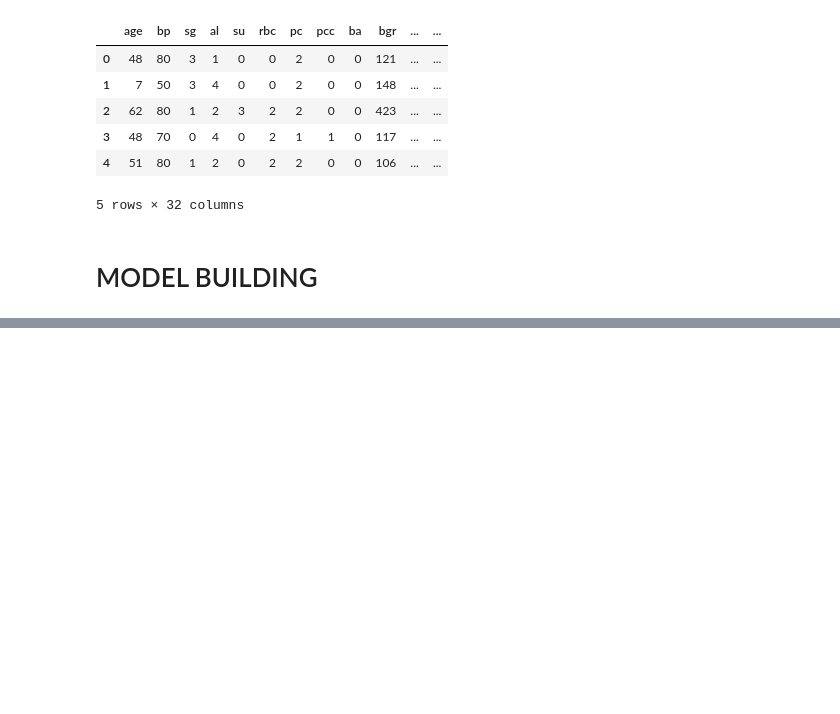
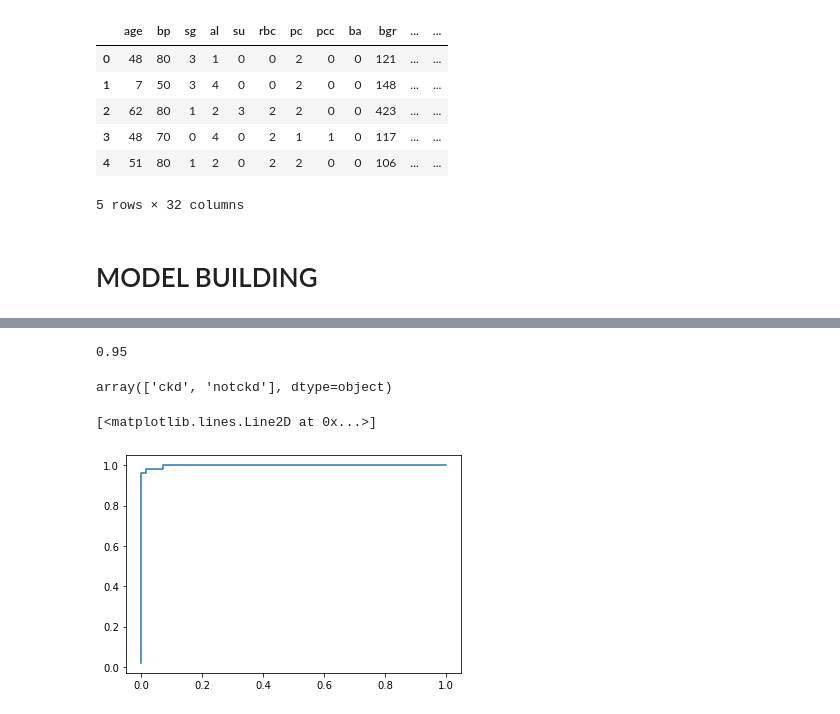
Before and after one commit to reenanagrale/Data_Mining_assignment, a Jupyter notebook: CKD_preprocessing.ipynb, the cells around one changed output, grey strips where cells are left out. Saved outputs shown, nothing was run; the diff lists cells and outputs as text; code cells hidden in the pictures; blank space fills up the shorter version.

```diff
--- a/CKD_preprocessing.ipynb
+++ b/CKD_preprocessing.ipynb
@@ -1045,0 +1112,4 @@ metrics.accuracy_score(testY, dtree_predict)
+# %%
+trainX_3, testX_3, trainY_3, testY_3 = train_test_split(X_df3,Y_df3,test_size=0.30,random_state=1)
+# %%
+LR_model_3 = logisticR.fit(trainX_3,trainY_3.values.ravel())
@@ -1045,0 +1123,8 @@ metrics.accuracy_score(testY, dtree_predict)
+# %%
+accuracy_score(testY_3,lr3_predict)
+# %% [output]
+0.95
+# %%
+LR_model_3.classes_
+# %% [output]
+array(['ckd', 'notckd'], dtype=object)
@@ -1045,0 +1133,9 @@ metrics.accuracy_score(testY, dtree_predict)
+# %%
+y_score = LR_model_3.decision_function(testX_3)
+# %%
+fpr, tpr, _ = roc_curve(testY_3, y_score,LR_model_3.classes_[1])
+# %%
+plt.plot(fpr, tpr)
+# %% [output]
+[<matplotlib.lines.Line2D at 0x...>]
+[figure, added]
```
Also changed, not shown: parts of 42 cells of this notebook, 1 other file.
